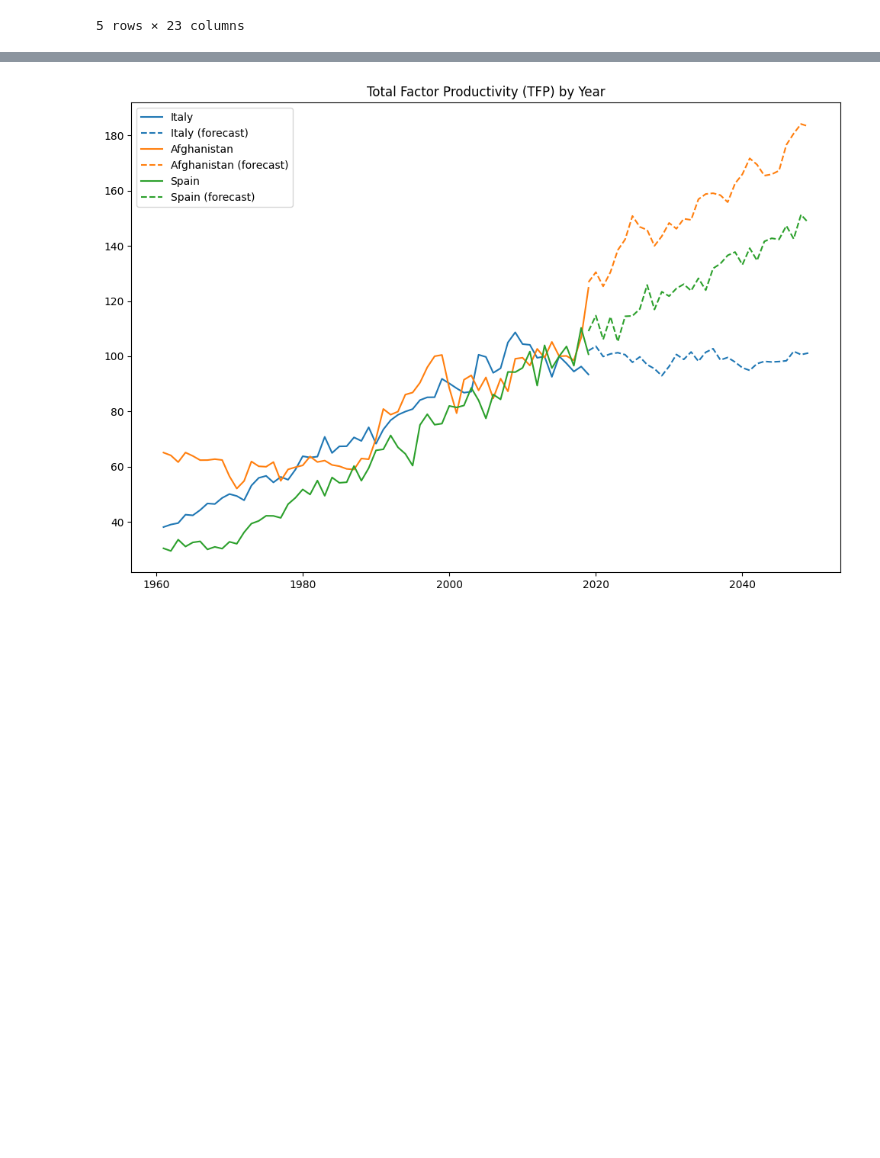
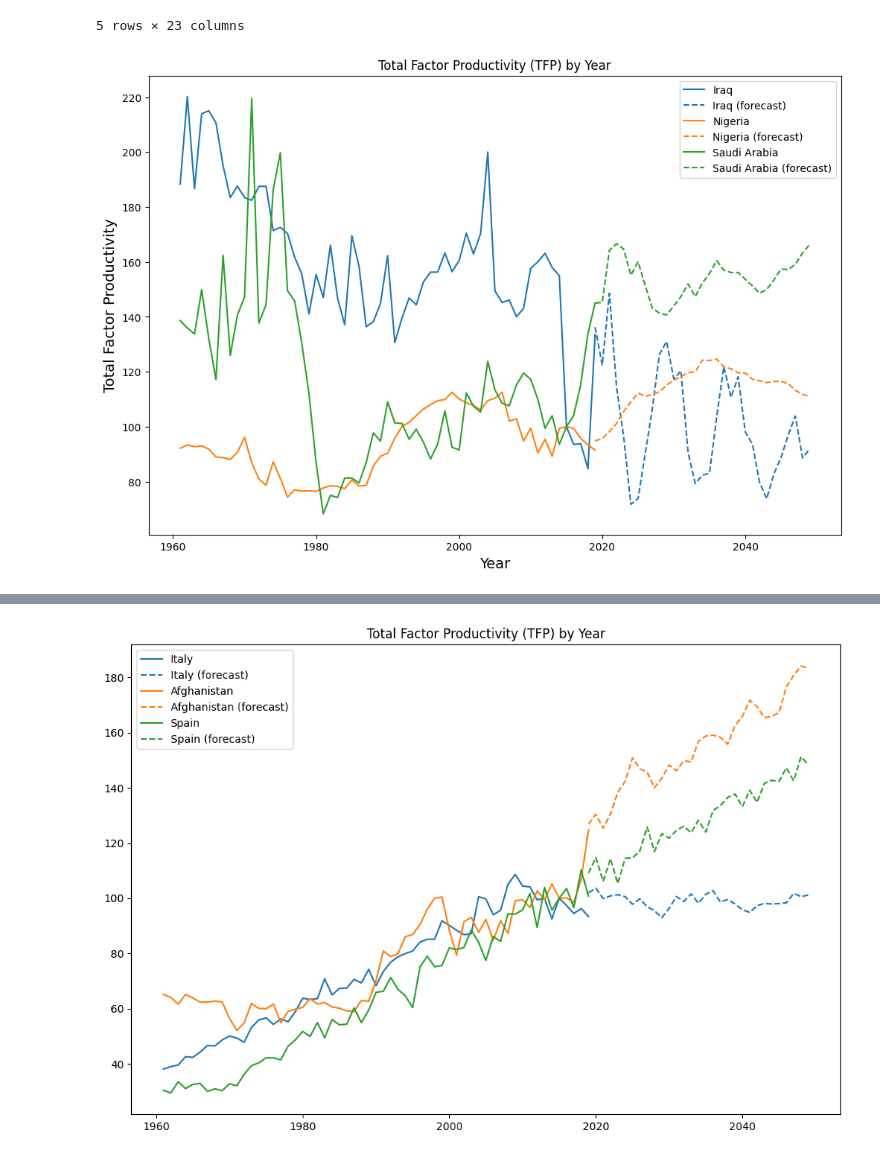
Before and after one commit to carlkrg/AP-Agros-Uni-Project, a Jupyter notebook: Testing/testing_notebook.ipynb, the cells around one changed output, grey strips where cells are left out. Cells and saved outputs as stored; diff of their text form; code cells hidden in the pictures; blank space fills up the shorter version.

Commit message:
Final adjustments function predictor. ready to merge with main

```diff
--- a/Testing/testing_notebook.ipynb
+++ b/Testing/testing_notebook.ipynb
@@ -31,3 +31,7 @@ reading data_geographical file into pandas geo dataframe...
 | 3 | Afghanistan | 1964 | 65.1109 | 49.0775 | 75.3752 | 93.1816 | 46.1108 | 203.8875 | ... |
 | 4 | Afghanistan | 1965 | 63.8587 | 51.2121 | 80.1960 | 93.1990 | 46.6948 | 270.9746 | ... |
 5 rows × 23 columns
+# %%
+test_obj.predictor(['Iraq','Nigeria', 'Saudi Arabia'])
+# %% [output]
+[figure, added]
```
Also changed, not shown: parts of 1 cell of this notebook, 1 other file.
